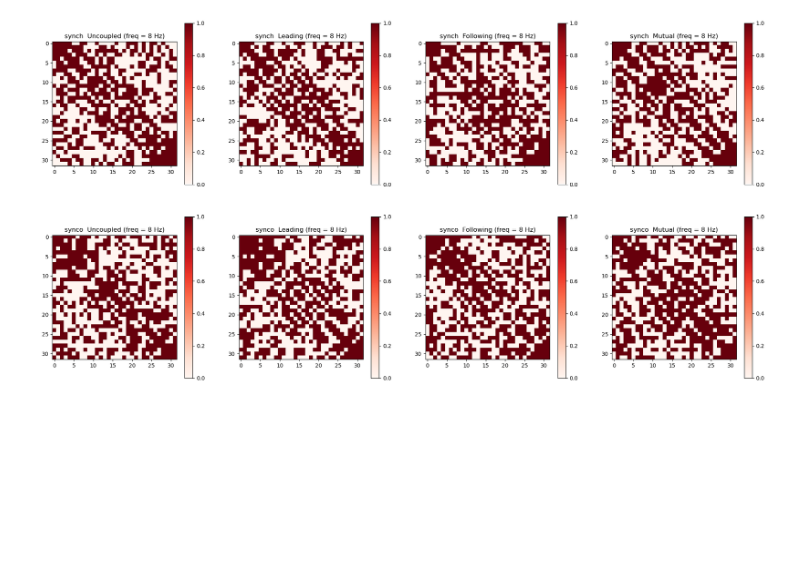
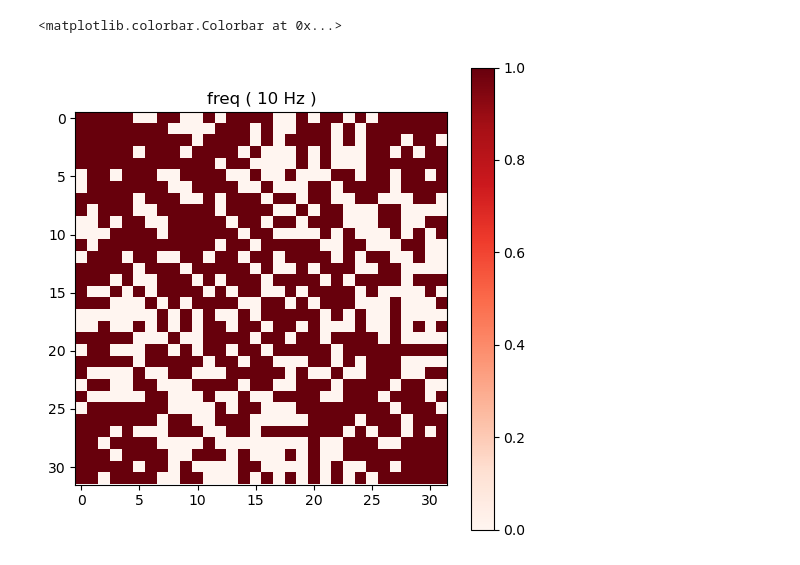
Before and after one commit to zhibinz2/1overf, a Jupyter notebook: Pcorr_single_model/step4_plots.ipynb, the cells around one changed output. Saved outputs shown, nothing was run; the diff lists cells and outputs as text; code cells hidden in the pictures; blank space fills up the shorter version.

```diff
--- a/Pcorr_single_model/step4_plots.ipynb
+++ b/Pcorr_single_model/step4_plots.ipynb
@@ -11,14 +7,10 @@ color_4st=['green','red','blue','black']
 # %%
 # load syn_pcorr
-outdict=loadmat('syn_pcorr.mat')
-synch_pcorr=outdict["synch_pcorr"]
-synco_pcorr=outdict["synco_pcorr"]
-syn_pcorr=[synch_pcorr, synco_pcorr]
+outdict=loadmat('pcorr_single.mat')
+pcorr=outdict["pcorr"]
 # %%
 # convert syn_pcorr to boolean
-nonzerosmat=np.zeros((2,4,30,32,32))
-for syn in range(2):
-	for condi in range(4):
-		for freq in range(30):
-			nonzerosmat[syn][condi][freq,:,:]=np.array(syn_pcorr[syn][condi][freq,:,:],dtype=bool)
+nonzerosmat=np.zeros((30,32,32))
+for freq in range(30):
+	nonzerosmat[freq,:,:]=np.array(pcorr[freq,:,:],dtype=bool)
 # %%
@@ -51,16 +31,13 @@ plt.legend(states4names,ncol=1,loc='center left', bbox_to_anchor=(1, 0.5))
 # %%
 # 8 plots at a selected a freq to examine the distribution
-freq=8
-fig, ax = plt.subplots(2,4,figsize=(6*4, 6*2))
-for syn in range(2):
-    for condi in range(4):
-        plt.sca(ax[syn,condi])
-        plt.imshow(nonzerosmat[syn][condi,freq,:,:],vmin = 0,vmax = 1,cmap = 'Reds')
-        plt.colorbar()
-        if syn==0: plt.title('synch  '+states4names[condi] + ' (freq = ' + str(freq) +' Hz)')
-        if syn==1: plt.title('synco  '+states4names[condi] + ' (freq = ' + str(freq) +' Hz)')
+freq=10
+fig, ax = plt.subplots(1,1,figsize=(6, 6))
+plt.imshow(nonzerosmat[freq,:,:],vmin = 0,vmax = 1,cmap = 'Reds')
+plt.title('freq ( ' + str(freq) + ' Hz )')
+plt.colorbar()
 # %% [output]
+<matplotlib.colorbar.Colorbar at 0x...>
-[figure, old version]
+[figure, new version]
 # %%
 # load chan locs for topoplots
 dict_loc=loadmat('chan_locs/xyzlabels.mat')
```
Also changed, not shown: parts of 2 cells of this notebook, 7 other files.
